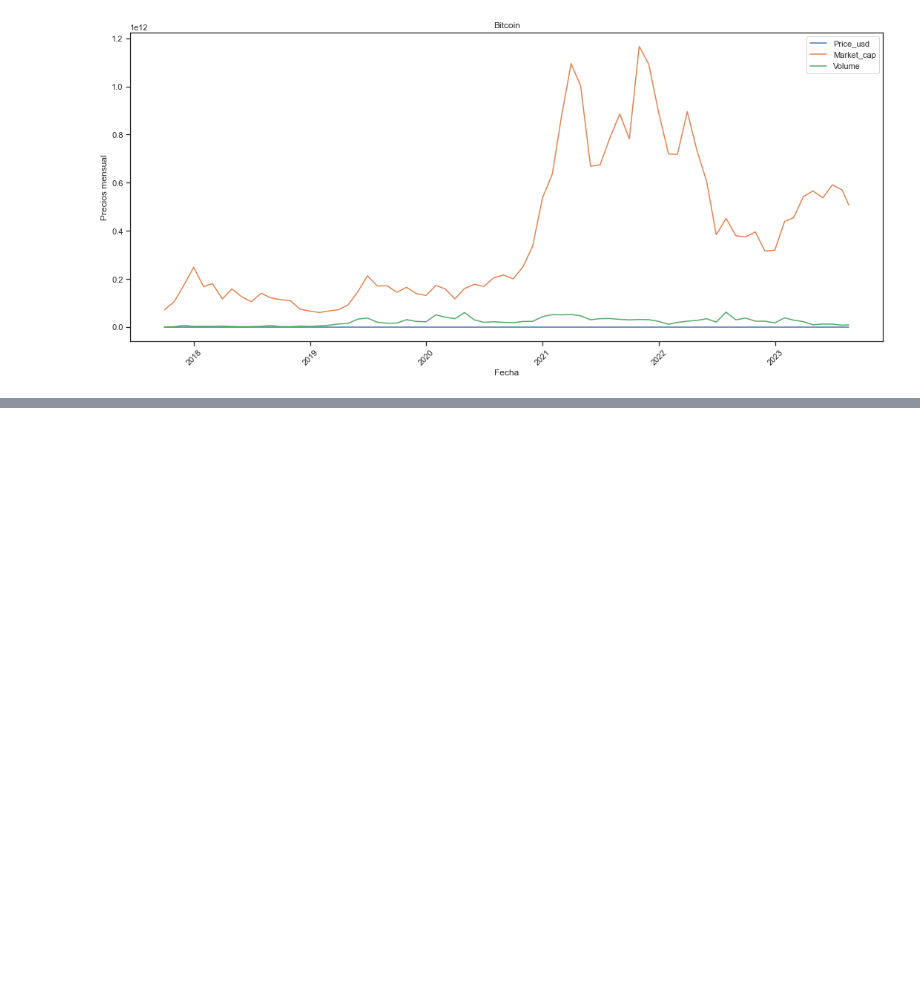
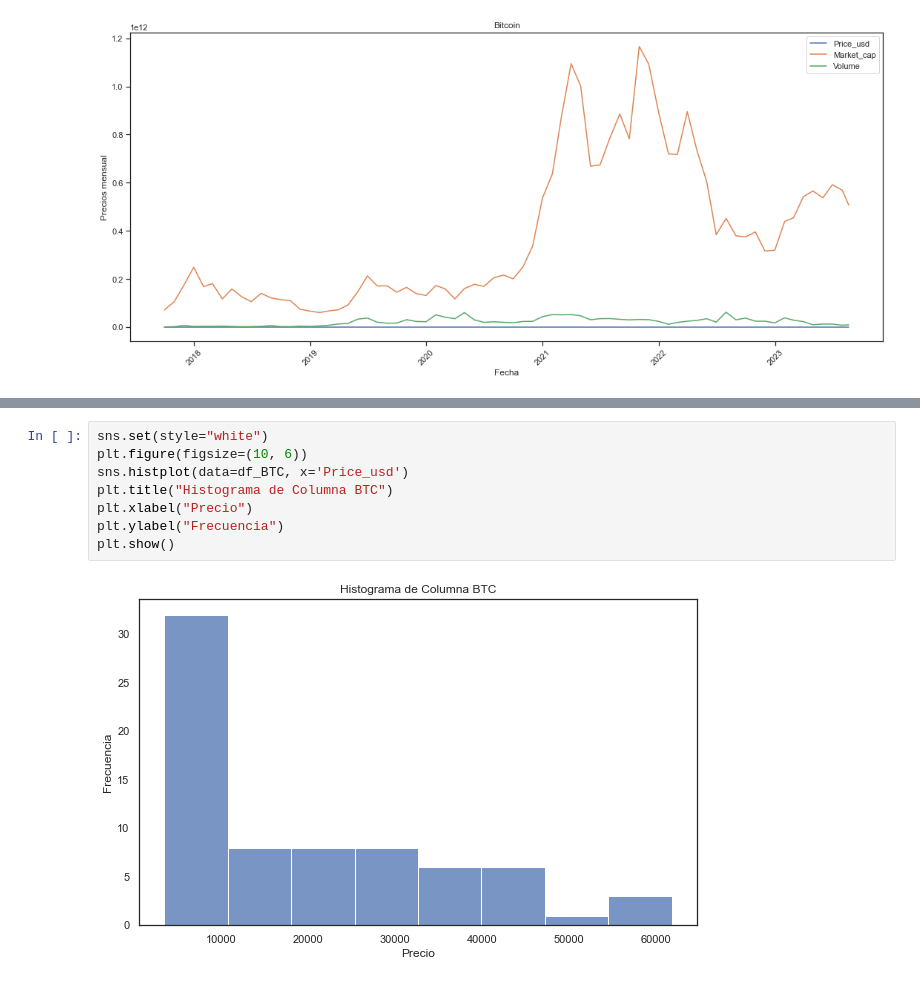
Before and after one commit to Galo0000/Analitics_Proyect_Cryptocurrency, a Jupyter notebook: EDA.ipynb, the cells around one changed output, grey strips where cells are left out. Cells and saved outputs as stored; diff of their text form; blank space fills up the shorter version.

```diff
--- a/EDA.ipynb
+++ b/EDA.ipynb
@@ -74,0 +83,10 @@ plt.show()
+# %%
+sns.set(style="white")
+plt.figure(figsize=(10, 6))
+sns.histplot(data=df_BTC, x='Price_usd')
+plt.title("Histograma de Columna BTC")
+plt.xlabel("Precio")
+plt.ylabel("Frecuencia")
+plt.show()
+# %% [output]
+[figure, added]
```
Also changed, not shown: parts of 7 cells of this notebook.
